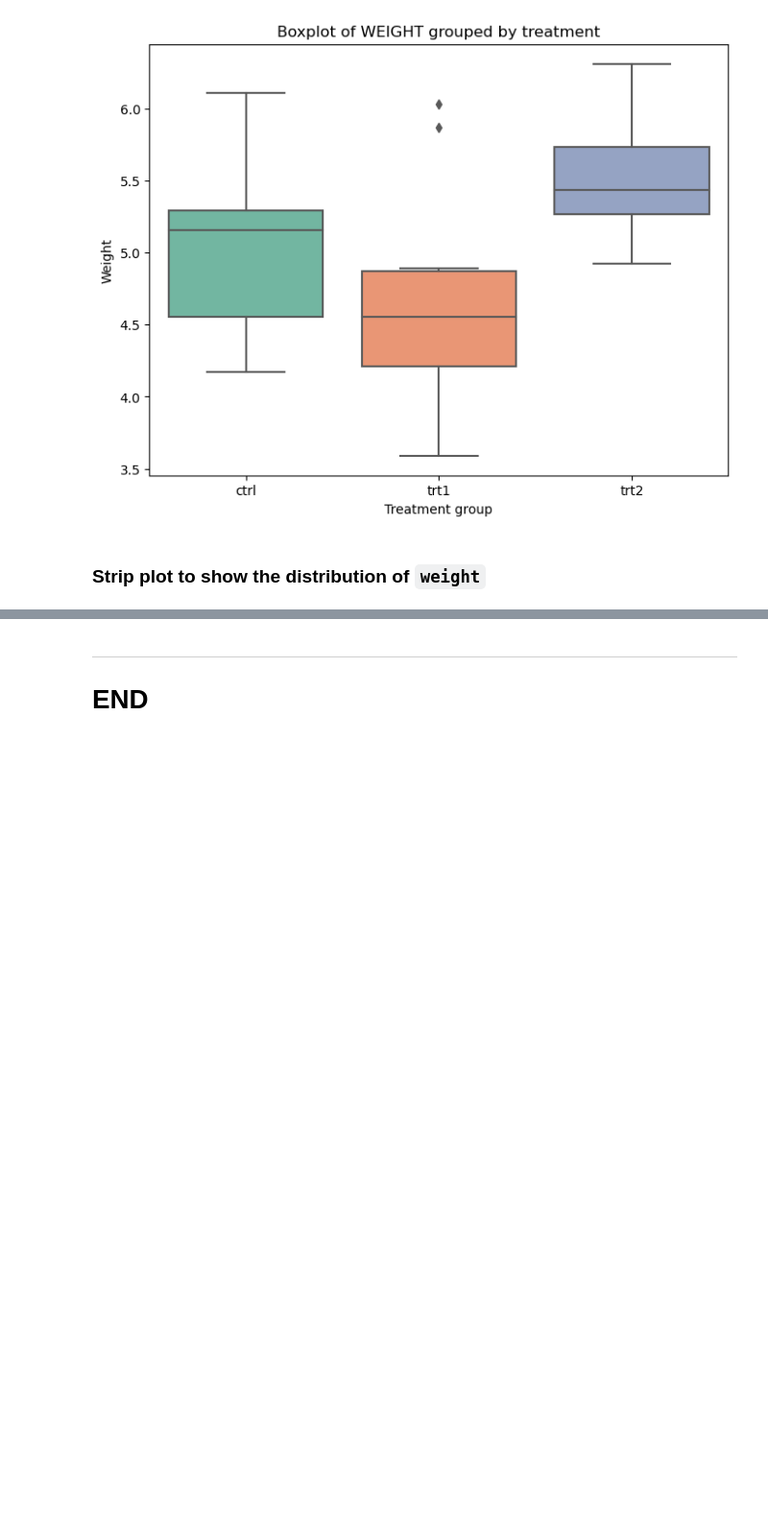
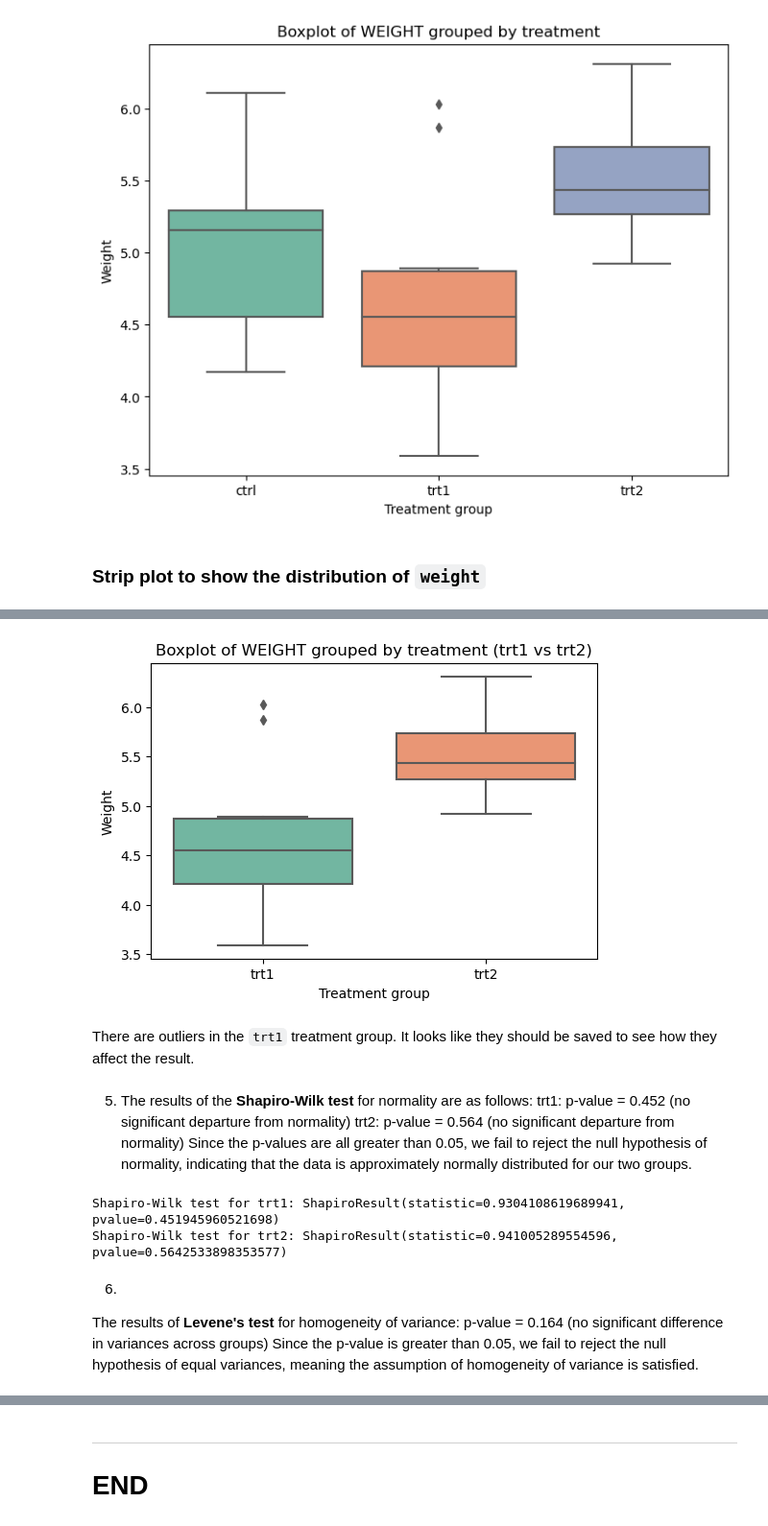
Before and after one commit to YuliiaKharchenko/applied_statistics, a Jupyter notebook: project.ipynb, the cells around one changed output, grey strips where cells are left out. Shown at 96% size. Cells and saved outputs as stored; diff of their text form; code cells hidden in the pictures; blank space fills up the shorter version.

Commit message:
Project: t-test-theory, assumptions, ANOVA-theory, code for tests

```diff
--- a/project.ipynb
+++ b/project.ipynb
@@ -123,0 +171,15 @@ ax.set_ylabel('Weight');
+# %%
+# Filter the data for two groups: trt1 and trt2
+two_groups_df = plant_df[plant_df['group'].isin(['trt1', 'trt2'])]
+
+# Create a boxplot for the two groups
+fig, ax = plt.subplots(figsize=(6, 4))
+sns.boxplot(x='group', y='weight', data=two_groups_df, palette='Set2', ax=ax)
+
+ax.set_title('Boxplot of WEIGHT grouped by treatment (trt1 vs trt2)')
+ax.set_xlabel('Treatment group')
+ax.set_ylabel('Weight');
+# %% [output]
+[figure, added]
+# %% [markdown]
+There are outliers in the `trt1` treatment group. It looks like they should be saved to see how they affect the result.
@@ -123,0 +190,19 @@ ax.set_ylabel('Weight');
+# %% [markdown]
+5. The results of the **Shapiro-Wilk test** for normality are as follows:
+trt1: p-value = 0.452 (no significant departure from normality)
+trt2: p-value = 0.564 (no significant departure from normality)
+Since the p-values are all greater than 0.05, we fail to reject the null hypothesis of normality, indicating that the data is approximately normally distributed for our two groups.
+# %%
+# Test for normality using Shapiro-Wilk test
+shapiro_trt1 = shapiro(trt1)
+shapiro_trt2 = shapiro(trt2)
+print(f"Shapiro-Wilk test for trt1: {shapiro_trt1}")
+print(f"Shapiro-Wilk test for trt2: {shapiro_trt2}")
+# %% [output]
+Shapiro-Wilk test for trt1: ShapiroResult(statistic=0.9304108619689941, pvalue=0.451945960521698)
+Shapiro-Wilk test for trt2: ShapiroResult(statistic=0.941005289554596, pvalue=0.5642533898353577)
+# %% [markdown]
+6.
+The results of **Levene's test** for homogeneity of variance:
+p-value = 0.164 (no significant difference in variances across groups)
+Since the p-value is greater than 0.05, we fail to reject the null hypothesis of equal variances, meaning the assumption of homogeneity of variance is satisfied.
```
Also changed, not shown: parts of 15 cells of this notebook.
